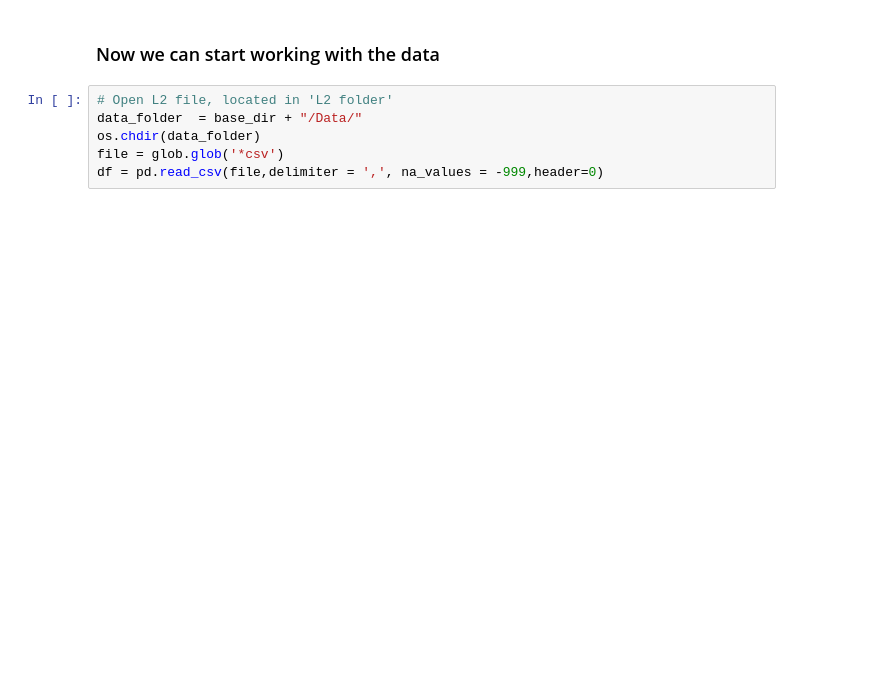
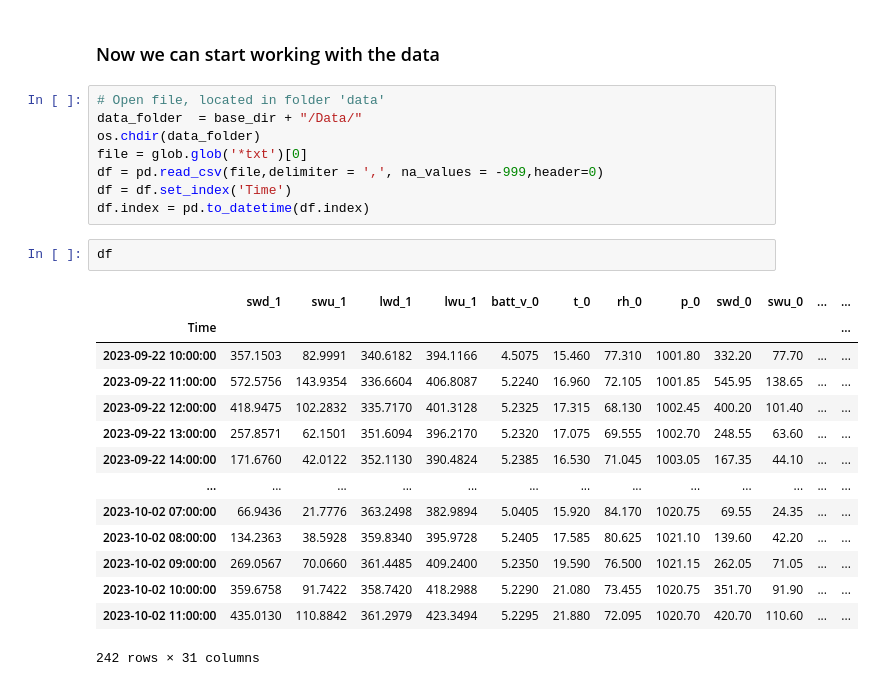
Before and after one commit to mvantiggelen/UTQ, a Jupyter notebook: Open_data_Botanical_gardens.ipynb, the cells around one changed output. Cells and saved outputs as stored; diff of their text form; blank space fills up the shorter version.

```diff
--- a/Open_data_Botanical_gardens.ipynb
+++ b/Open_data_Botanical_gardens.ipynb
@@ -29,8 +29,27 @@ print(base_dir)
 # %% [markdown]
 ### Now we can start working with the data
 # %%
-# Open L2 file, located in 'L2 folder'
+# Open file, located in folder 'data'
 data_folder  = base_dir + "/Data/"
 os.chdir(data_folder)
-file = glob.glob('*csv')
+file = glob.glob('*txt')[0]
 df = pd.read_csv(file,delimiter = ',', na_values = -999,header=0)
+df = df.set_index('Time')
+df.index = pd.to_datetime(df.index)
+# %%
+df
+# %% [output]
+|  | swd_1 | swu_1 | lwd_1 | lwu_1 | batt_v_0 | t_0 | rh_0 | p_0 | swd_0 | swu_0 | ... | ... |
+| Time |  |  |  |  |  |  |  |  |  |  |  | ... |
+| 2023-09-22 10:00:00 | 357.1503 | 82.9991 | 340.6182 | 394.1166 | 4.5075 | 15.460 | 77.310 | 1001.80 | 332.20 | 77.70 | ... | ... |
+| 2023-09-22 11:00:00 | 572.5756 | 143.9354 | 336.6604 | 406.8087 | 5.2240 | 16.960 | 72.105 | 1001.85 | 545.95 | 138.65 | ... | ... |
+| 2023-09-22 12:00:00 | 418.9475 | 102.2832 | 335.7170 | 401.3128 | 5.2325 | 17.315 | 68.130 | 1002.45 | 400.20 | 101.40 | ... | ... |
+| 2023-09-22 13:00:00 | 257.8571 | 62.1501 | 351.6094 | 396.2170 | 5.2320 | 17.075 | 69.555 | 1002.70 | 248.55 | 63.60 | ... | ... |
+| 2023-09-22 14:00:00 | 171.6760 | 42.0122 | 352.1130 | 390.4824 | 5.2385 | 16.530 | 71.045 | 1003.05 | 167.35 | 44.10 | ... | ... |
+| ... | ... | ... | ... | ... | ... | ... | ... | ... | ... | ... | ... | ... |
+| 2023-10-02 07:00:00 | 66.9436 | 21.7776 | 363.2498 | 382.9894 | 5.0405 | 15.920 | 84.170 | 1020.75 | 69.55 | 24.35 | ... | ... |
+| 2023-10-02 08:00:00 | 134.2363 | 38.5928 | 359.8340 | 395.9728 | 5.2405 | 17.585 | 80.625 | 1021.10 | 139.60 | 42.20 | ... | ... |
+| 2023-10-02 09:00:00 | 269.0567 | 70.0660 | 361.4485 | 409.2400 | 5.2350 | 19.590 | 76.500 | 1021.15 | 262.05 | 71.05 | ... | ... |
+| 2023-10-02 10:00:00 | 359.6758 | 91.7422 | 358.7420 | 418.2988 | 5.2290 | 21.080 | 73.455 | 1020.75 | 351.70 | 91.90 | ... | ... |
+| 2023-10-02 11:00:00 | 435.0130 | 110.8842 | 361.2979 | 423.3494 | 5.2295 | 21.880 | 72.095 | 1020.70 | 420.70 | 110.60 | ... | ... |
+242 rows × 31 columns
```
Also changed, not shown: parts of 3 cells of this notebook.
